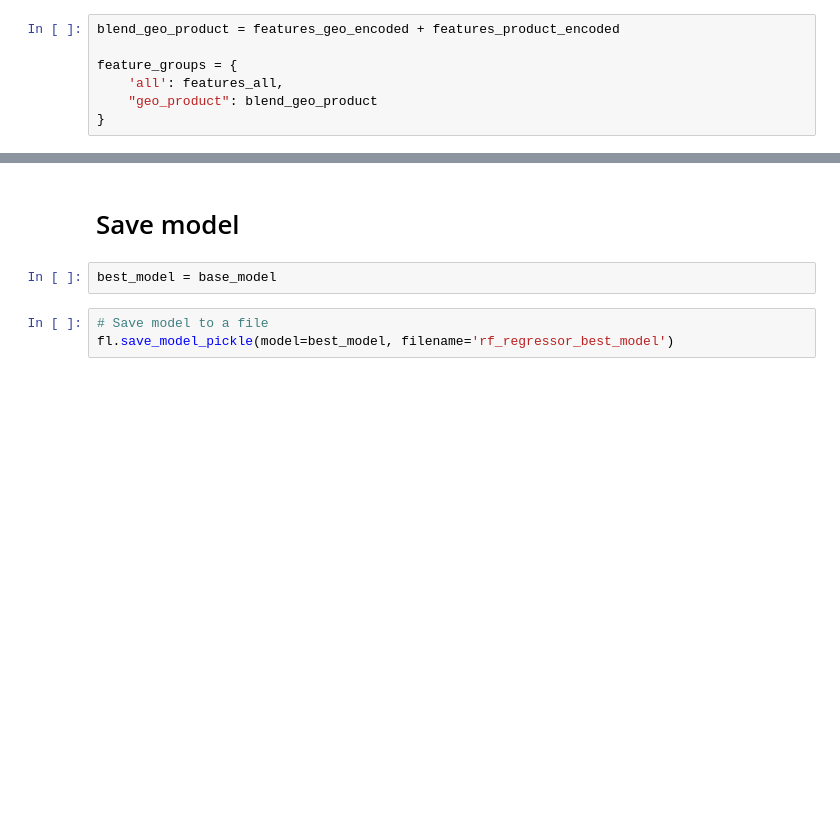
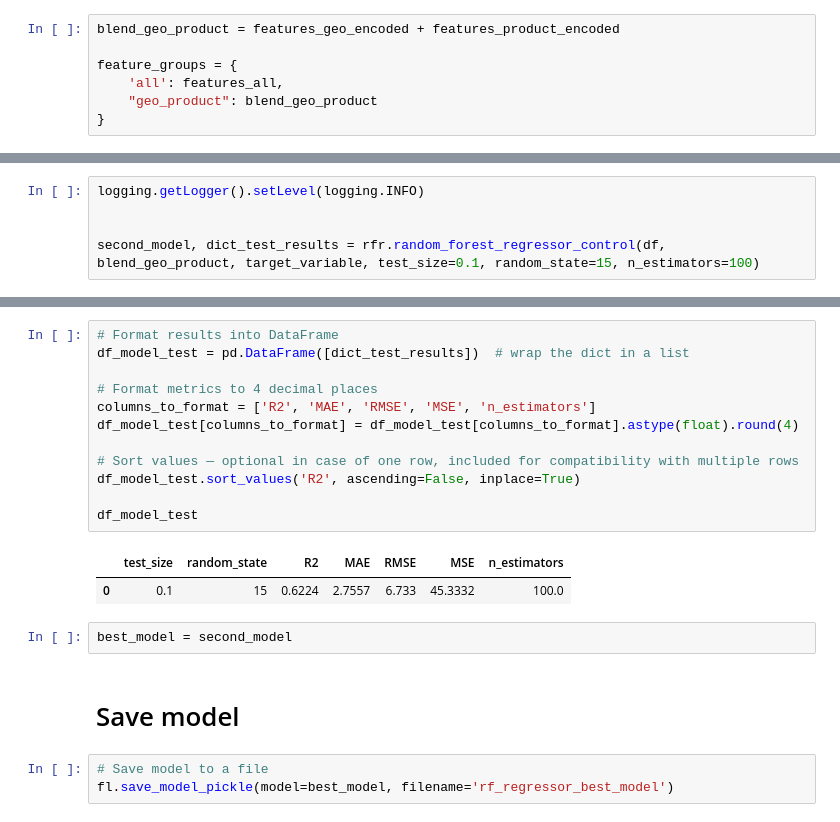
Before and after one commit to Funnear/midproject-bandcamp-insights, a Jupyter notebook: notebooks/3-1_main_target_RF_regressor_v1.ipynb, the cells around one changed output, grey strips where cells are left out. Saved outputs shown, nothing was run; the diff lists cells and outputs as text; blank space fills up the shorter version.

Commit message:
RF regressor ready. Demo ready.

```diff
--- a/notebooks/3-1_main_target_RF_regressor_v1.ipynb
+++ b/notebooks/3-1_main_target_RF_regressor_v1.ipynb
@@ -183,0 +198,5 @@ DEBUG:root:10.0% for test data: 100000.
+# %%
+logging.getLogger().setLevel(logging.INFO)
+
+
+second_model, dict_test_results = rfr.random_forest_regressor_control(df, blend_geo_product, target_variable, test_size=0.1, random_state=15, n_estimators=100)
@@ -184,7 +215,22 @@ DEBUG:root:10.0% for test data: 100000.
+# %%
+# Format results into DataFrame
+df_model_test = pd.DataFrame([dict_test_results])  # wrap the dict in a list
+
+# Format metrics to 4 decimal places
+columns_to_format = ['R2', 'MAE', 'RMSE', 'MSE', 'n_estimators']
+df_model_test[columns_to_format] = df_model_test[columns_to_format].astype(float).round(4)
+
+# Sort values — optional in case of one row, included for compatibility with multiple rows
+df_model_test.sort_values('R2', ascending=False, inplace=True)
+
+df_model_test
+# %% [output]
+|  | test_size | random_state | R2 | MAE | RMSE | MSE | n_estimators |
+| 0 | 0.1 | 15 | 0.6224 | 2.7557 | 6.733 | 45.3332 | 100.0 |
+# %%
+best_model = second_model
 # %% [markdown]
 # Save model
-# %%
-best_model = base_model
 # %%
 # Save model to a file
 fl.save_model_pickle(model=best_model, filename='rf_regressor_best_model')
```
Also changed, not shown: parts of 6 cells of this notebook, 3 other files.
